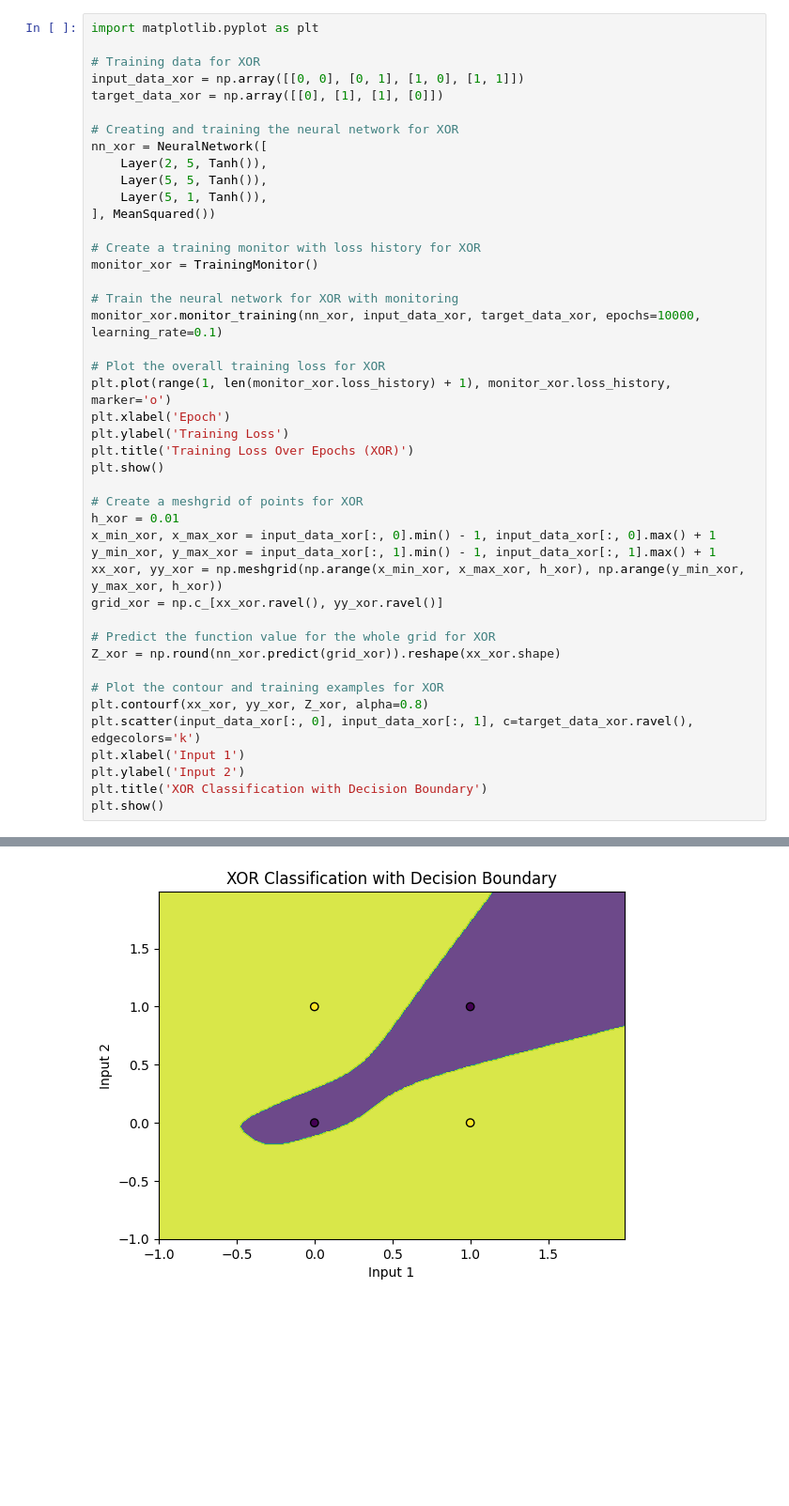
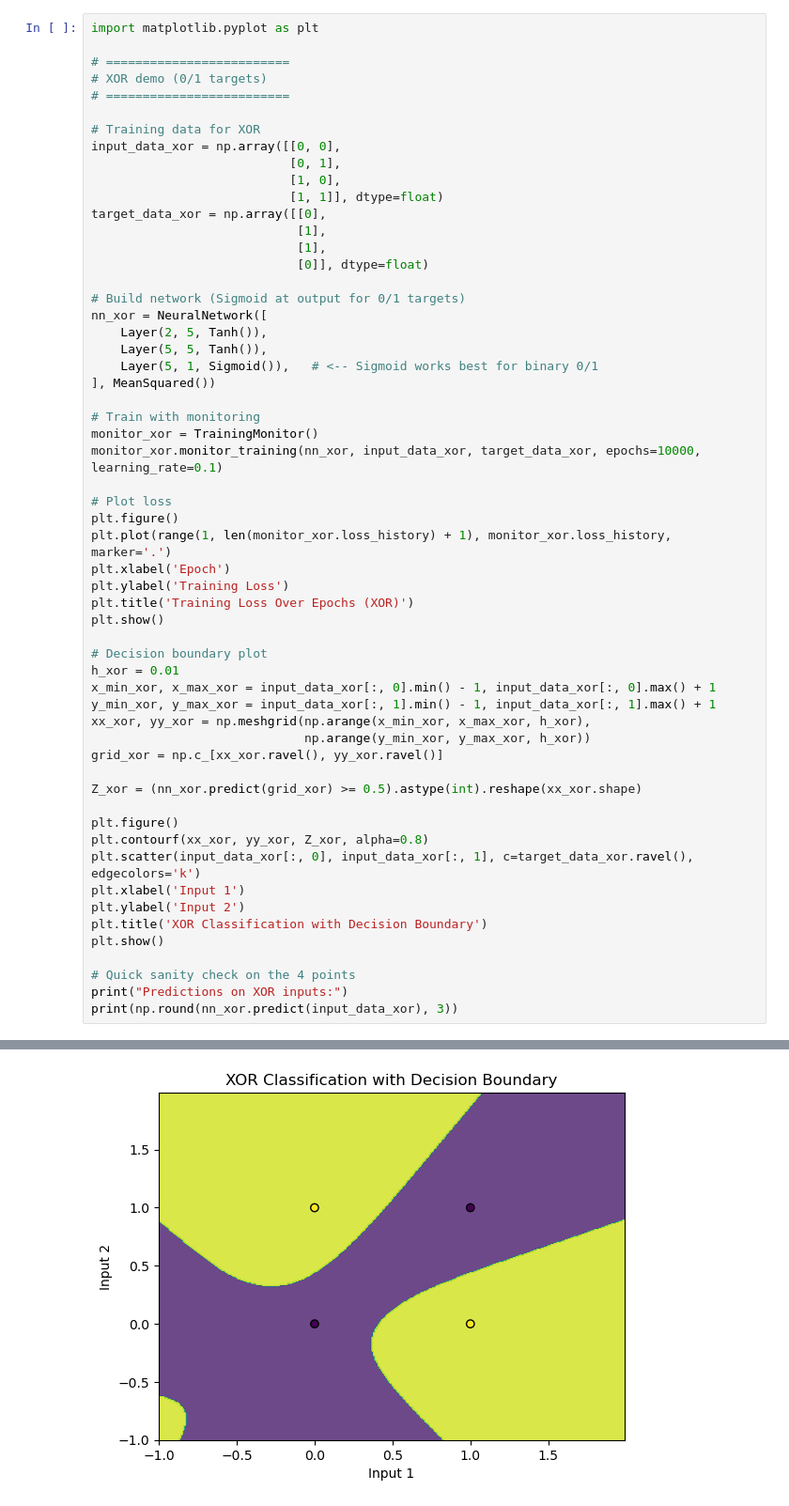
Before and after one commit to souparnomajumder/deep-net-microframework, a Jupyter notebook: Neural_Network.ipynb, the cells around one changed output, grey strips where cells are left out. Shown at 94% size. Drawn from its saved outputs; the diff is of its cells as text; blank space fills up the shorter version.

```diff
--- a/Neural_Network.ipynb
+++ b/Neural_Network.ipynb
@@ -135,46 +149,59 @@ class TrainingMonitor:
 # %%
 import matplotlib.pyplot as plt
 
+# =========================
+# XOR demo (0/1 targets)
+# =========================
+
 # Training data for XOR
-input_data_xor = np.array([[0, 0], [0, 1], [1, 0], [1, 1]])
-target_data_xor = np.array([[0], [1], [1], [0]])
+input_data_xor = np.array([[0, 0],
+                           [0, 1],
+                           [1, 0],
+                           [1, 1]], dtype=float)
+target_data_xor = np.array([[0],
+                            [1],
+                            [1],
+                            [0]], dtype=float)
 
-# Creating and training the neural network for XOR
+# Build network (Sigmoid at output for 0/1 targets)
 nn_xor = NeuralNetwork([
     Layer(2, 5, Tanh()),
     Layer(5, 5, Tanh()),
-    Layer(5, 1, Tanh()),
+    Layer(5, 1, Sigmoid()),   # <-- Sigmoid works best for binary 0/1
 ], MeanSquared())
 
-# Create a training monitor with loss history for XOR
+# Train with monitoring
 monitor_xor = TrainingMonitor()
-
-# Train the neural network for XOR with monitoring
 monitor_xor.monitor_training(nn_xor, input_data_xor, target_data_xor, epochs=10000, learning_rate=0.1)
 
-# Plot the overall training loss for XOR
-plt.plot(range(1, len(monitor_xor.loss_history) + 1), monitor_xor.loss_history, marker='o')
+# Plot loss
+plt.figure()
+plt.plot(range(1, len(monitor_xor.loss_history) + 1), monitor_xor.loss_history, marker='.')
 plt.xlabel('Epoch')
 plt.ylabel('Training Loss')
 plt.title('Training Loss Over Epochs (XOR)')
 plt.show()
 
-# Create a meshgrid of points for XOR
+# Decision boundary plot
 h_xor = 0.01
 x_min_xor, x_max_xor = input_data_xor[:, 0].min() - 1, input_data_xor[:, 0].max() + 1
 y_min_xor, y_max_xor = input_data_xor[:, 1].min() - 1, input_data_xor[:, 1].max() + 1
-xx_xor, yy_xor = np.meshgrid(np.arange(x_min_xor, x_max_xor, h_xor), np.arange(y_min_xor, y_max_xor, h_xor))
+xx_xor, yy_xor = np.meshgrid(np.arange(x_min_xor, x_max_xor, h_xor),
+                             np.arange(y_min_xor, y_max_xor, h_xor))
 grid_xor = np.c_[xx_xor.ravel(), yy_xor.ravel()]
 
-# Predict the function value for the whole grid for XOR
-Z_xor = np.round(nn_xor.predict(grid_xor)).reshape(xx_xor.shape)
+Z_xor = (nn_xor.predict(grid_xor) >= 0.5).astype(int).reshape(xx_xor.shape)
 
-# Plot the contour and training examples for XOR
+plt.figure()
 plt.contourf(xx_xor, yy_xor, Z_xor, alpha=0.8)
 plt.scatter(input_data_xor[:, 0], input_data_xor[:, 1], c=target_data_xor.ravel(), edgecolors='k')
 plt.xlabel('Input 1')
 plt.ylabel('Input 2')
 plt.title('XOR Classification with Decision Boundary')
 plt.show()
+
+# Quick sanity check on the 4 points
+print("Predictions on XOR inputs:")
+print(np.round(nn_xor.predict(input_data_xor), 3))
 # %% [output]
 Training complete.
@@ -182 +209 @@ Training complete.
-[figure, old version]
+[figure, new version]
```
Also changed, not shown: parts of 2 cells of this notebook, 1 other file.
